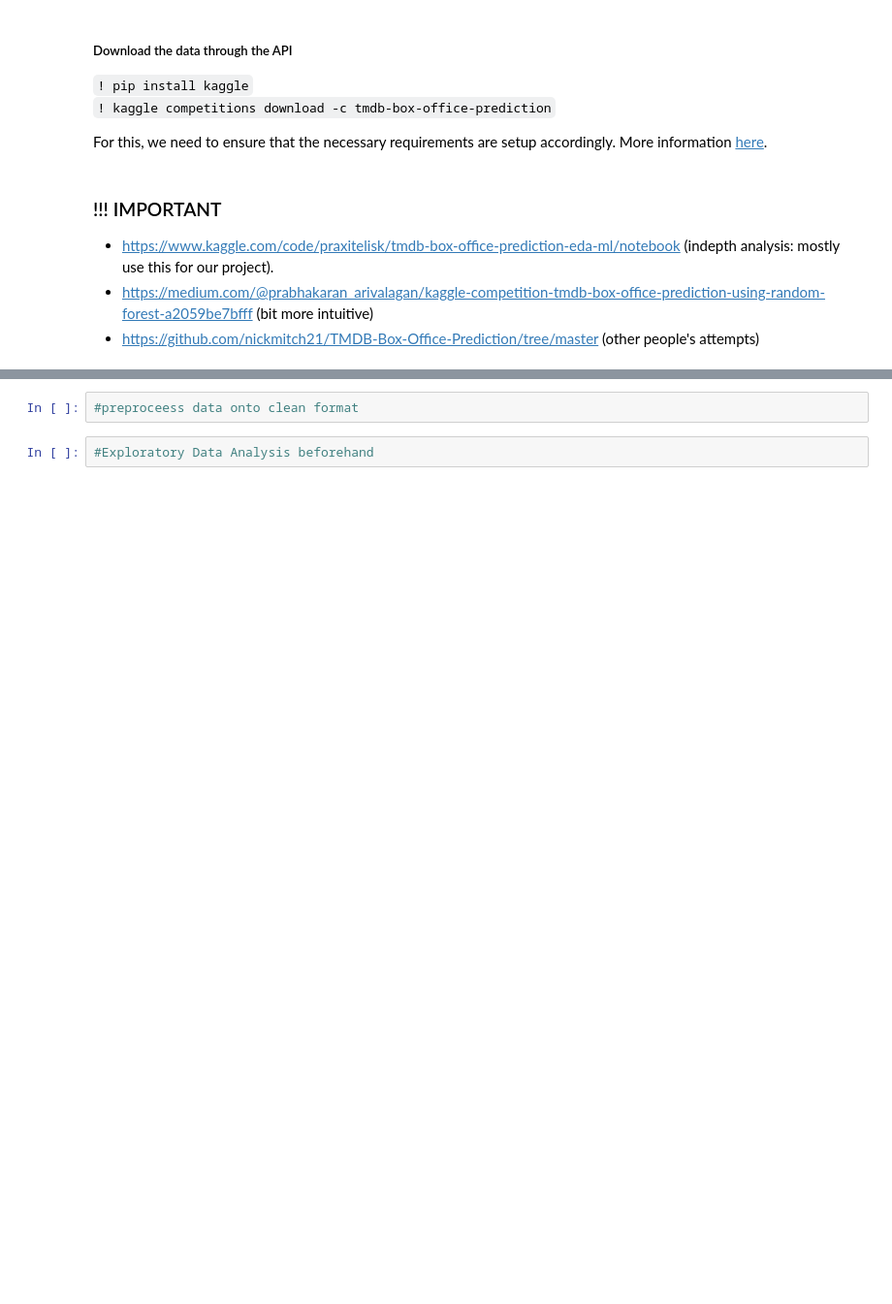
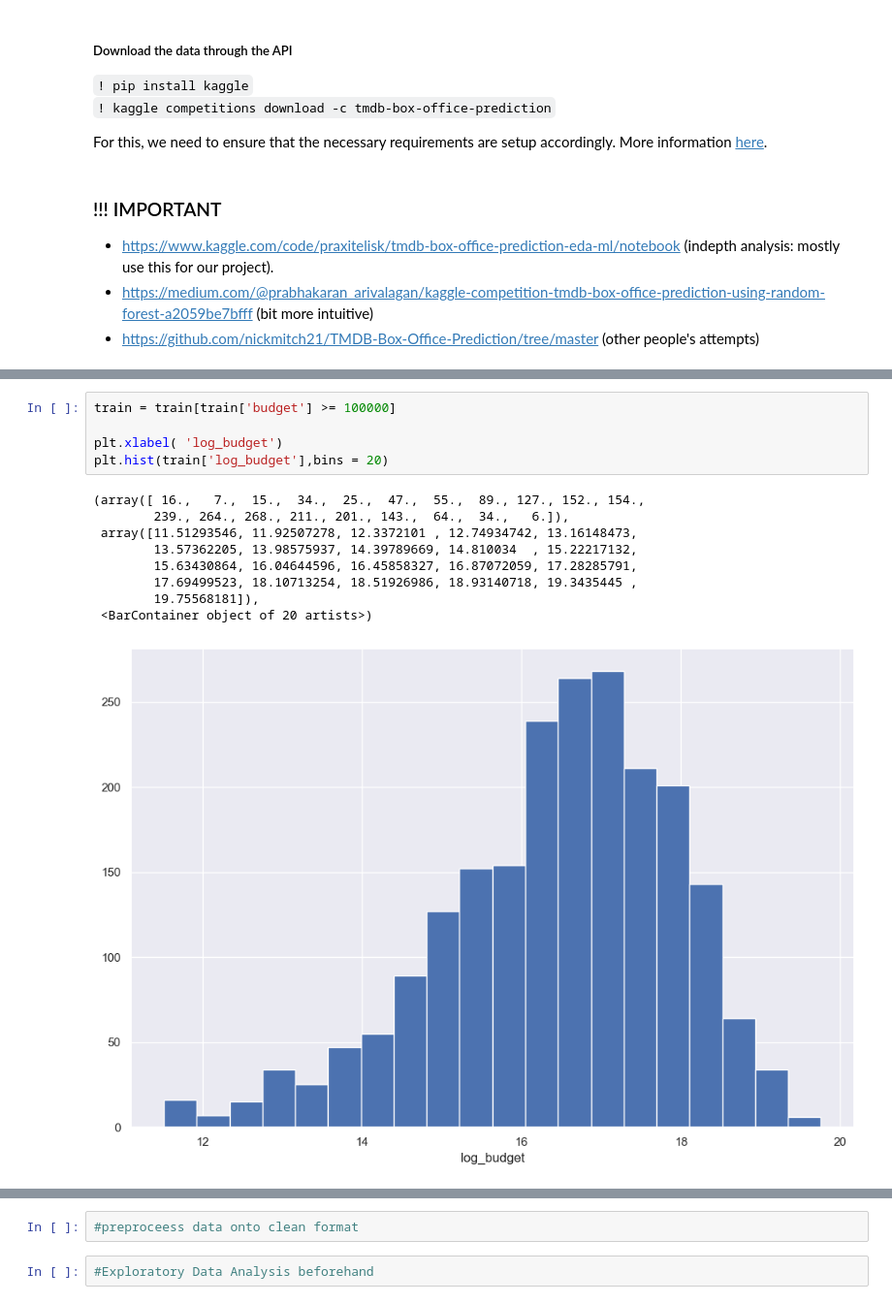
Before and after one commit to aatmiyasilwal/FITE3010-Kaggle-Competition, a Jupyter notebook: FITE3010_Kaggle_Pipeline.ipynb, the cells around one changed output, grey strips where cells are left out. Shown: that part at 97% size. Drawn from its saved outputs; the diff is of its cells as text; blank space fills up the shorter version.

```diff
--- a/FITE3010_Kaggle_Pipeline.ipynb
+++ b/FITE3010_Kaggle_Pipeline.ipynb
@@ -19,0 +164,15 @@ For this, we need to ensure that the necessary requirements are setup accordingl
+# %%
+train = train[train['budget'] >= 100000]
+
+plt.xlabel( 'log_budget')
+plt.hist(train['log_budget'],bins = 20)
+# %% [output]
+(array([ 16.,   7.,  15.,  34.,  25.,  47.,  55.,  89., 127., 152., 154.,
+        239., 264., 268., 211., 201., 143.,  64.,  34.,   6.]),
+ array([11.51293546, 11.92507278, 12.3372101 , 12.74934742, 13.16148473,
+        13.57362205, 13.98575937, 14.39789669, 14.810034  , 15.22217132,
+        15.63430864, 16.04644596, 16.45858327, 16.87072059, 17.28285791,
+        17.69499523, 18.10713254, 18.51926986, 18.93140718, 19.3435445 ,
+        19.75568181]),
+ <BarContainer object of 20 artists>)
+[figure, added]
```
Also changed, not shown: parts of 15 cells of this notebook.
